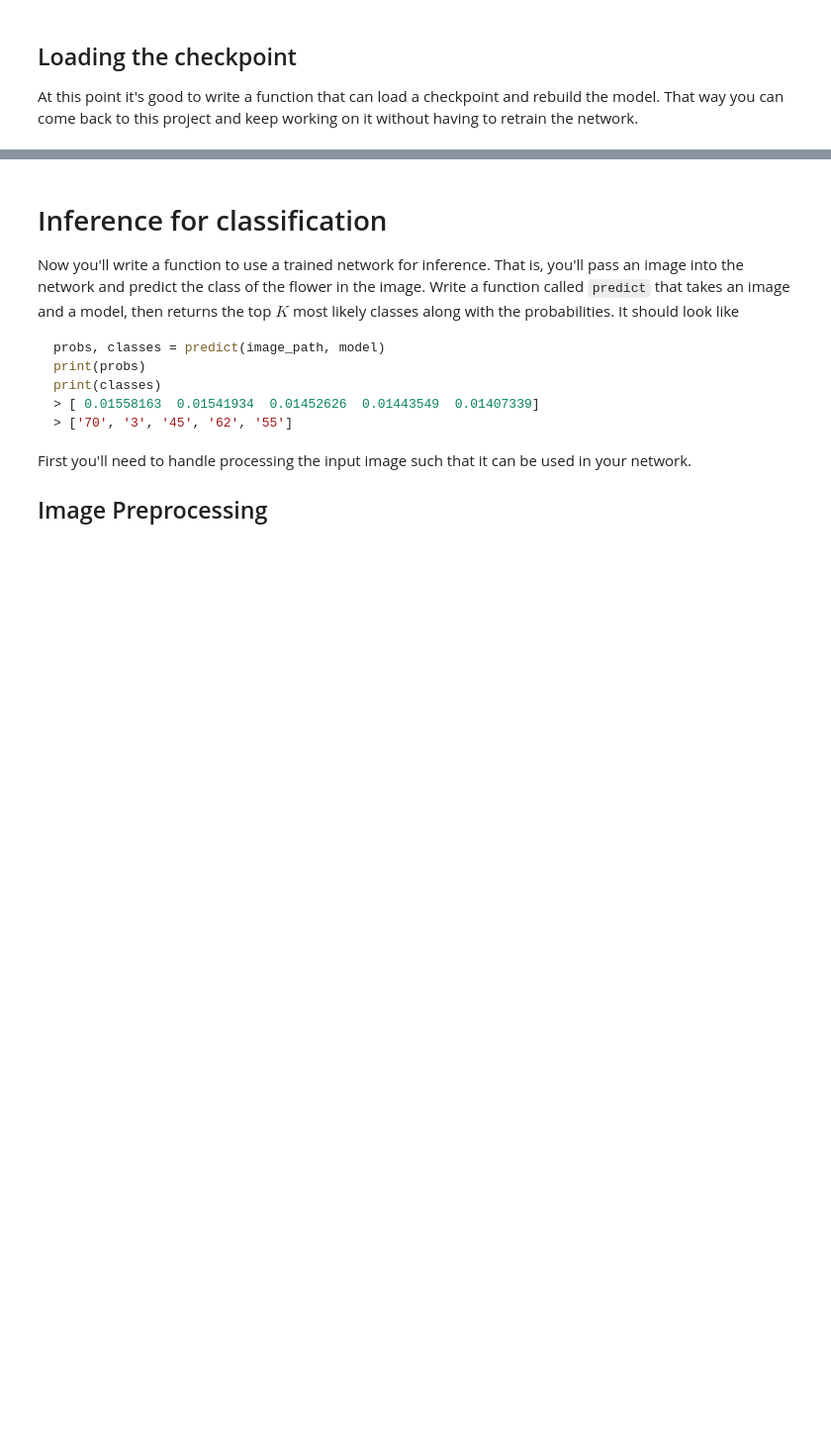
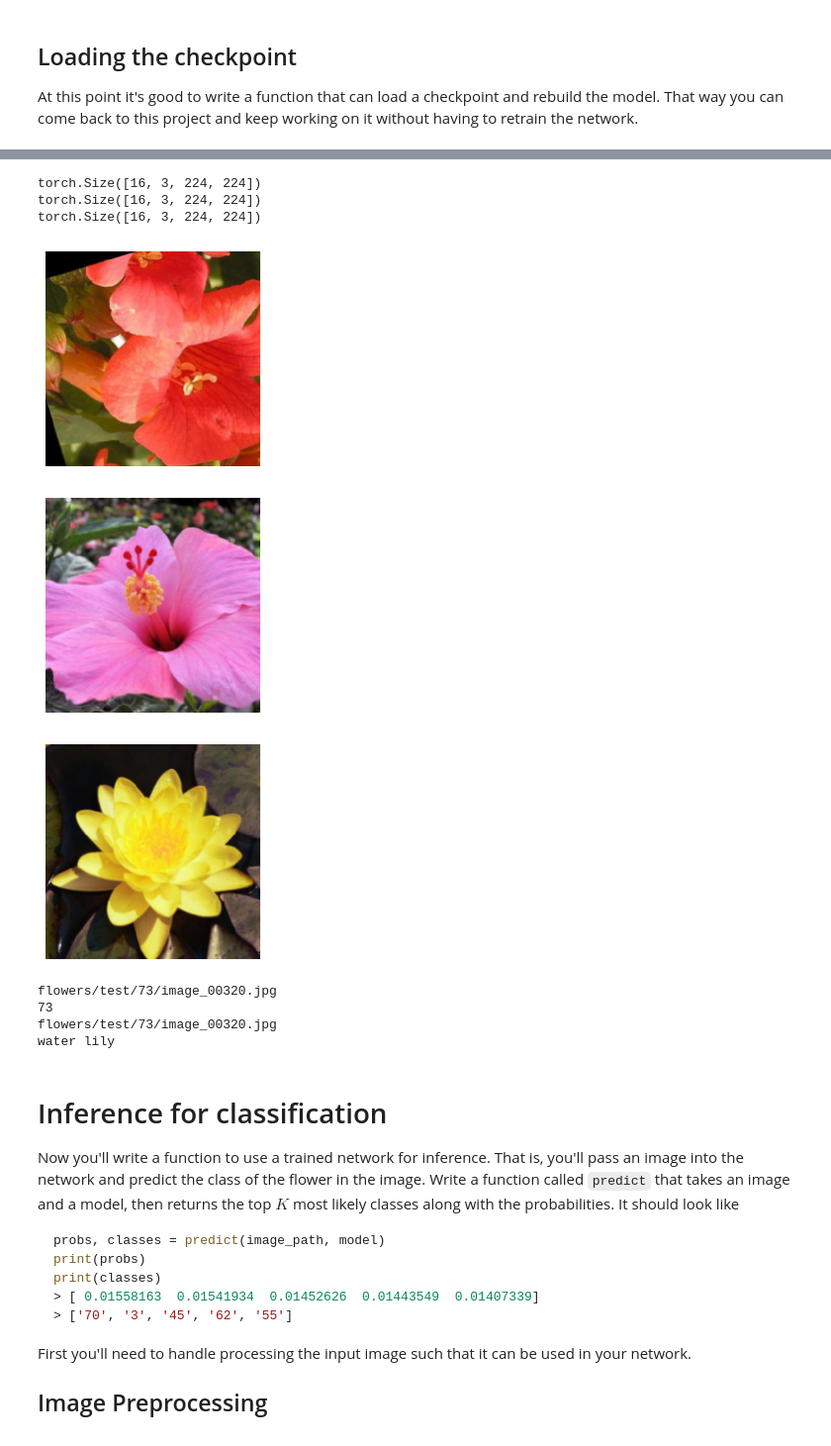
Before and after one commit to renee127/project_2_image_classifier, a Jupyter notebook: Image Classifier Project.ipynb, the cells around one changed output, grey strips where cells are left out. Shown at 99% size. Drawn from its saved outputs; the diff is of its cells as text; code cells hidden in the pictures; blank space fills up the shorter version.

```diff
--- a/Image Classifier Project.ipynb
+++ b/Image Classifier Project.ipynb
@@ -534,3 +678,40 @@ if state['arch'] == 'vgg16':
+# %%
+# example code to test if dataloaders working
+
+image, label = next(iter(train_loaders))
+helper.imshow(image[0,:]);
+print(image.shape)
+
+image, label = next(iter(valid_loaders))
+helper.imshow(image[0,:]);
+print(image.shape)
+
+image, label = next(iter(test_loaders))
+helper.imshow(image[0,:]);
+print(image.shape)
+# %% [output]
+torch.Size([16, 3, 224, 224])
+torch.Size([16, 3, 224, 224])
+torch.Size([16, 3, 224, 224])
+[figure, added]
+[figure, added]
+[figure, added]
+# %%
+# select a random category and jpeg
+
+img = random.choice(glob.glob('flowers/test/*/*.jpg'))
+print(img)
+category = img[13:15]
+print(category)
+#random_image = Image.open(img, + 'r')
+random_image = img
+print(random_image)
+print(cat_to_name[category])
+# %% [output]
+flowers/test/73/image_00320.jpg
+73
+flowers/test/73/image_00320.jpg
+water lily
 # %% [markdown]
 # Inference for classification
 
```
Also changed, not shown: parts of 20 cells of this notebook.
